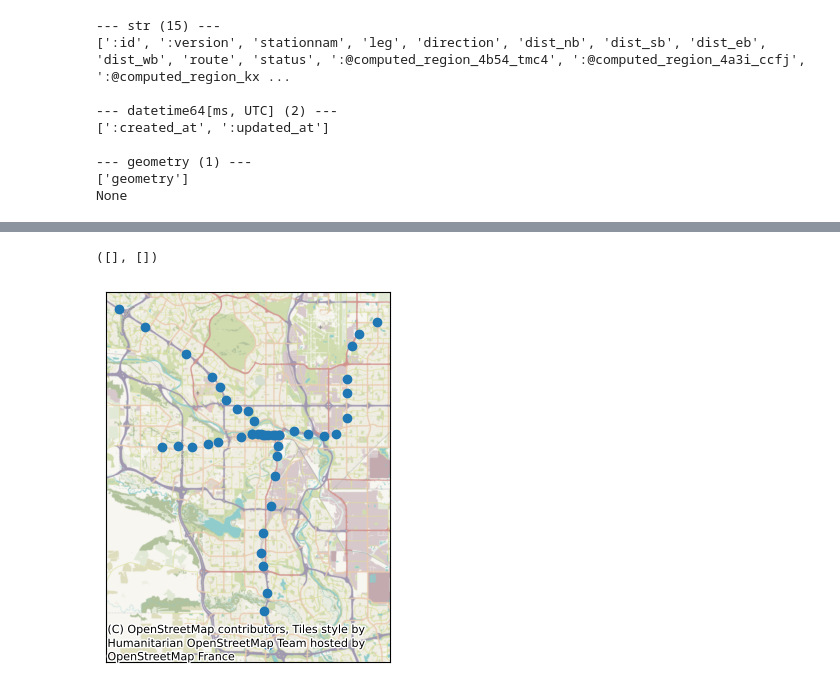
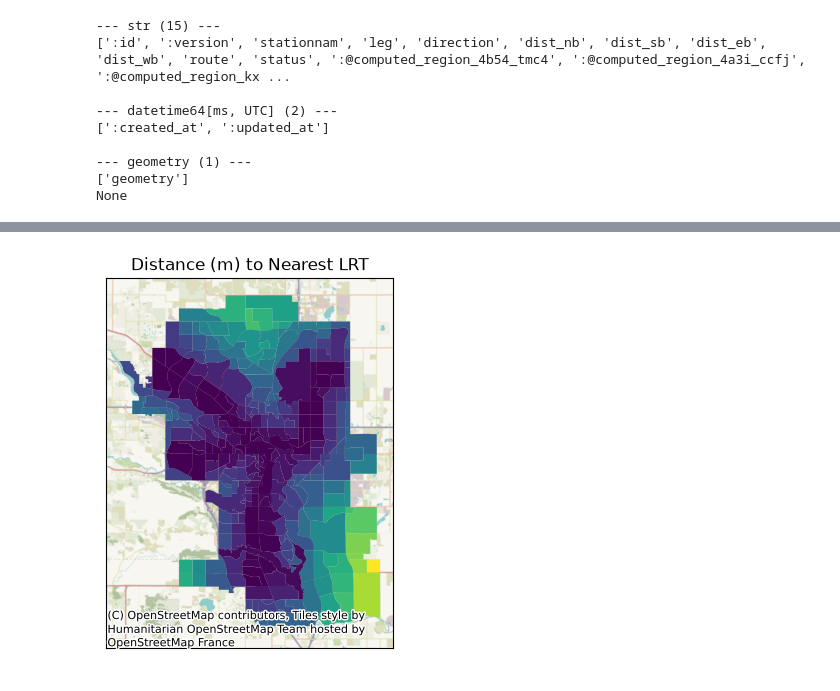
Before and after one commit to davorcuricGit/YYC_bus_overlap_analysis, a Jupyter notebook: analysis.ipynb, the cells around one changed output, grey strips where cells are left out. Cells and saved outputs as stored; diff of their text form; code cells hidden in the pictures.

Commit message:
notebook cleanup, no new analysis.

```diff
--- a/analysis.ipynb
+++ b/analysis.ipynb
@@ -194,0 +171,17 @@ plt.tight_layout()
+# %%
+#LOAD, CHECK, AND CLEAN CENSUS DATA
+
+#load census data
+census_gdf = gpd.read_file(CENSUS_GJSON)
+
+get_grouped_dtypes(census_gdf)
+
+#counts appear to be stored as strings, we should convert any column with '_cnt' to numeric
+for col in census_gdf.columns:
+    if col.endswith('_cnt'):
+        census_gdf[col] = pd.to_numeric(census_gdf[col], errors='coerce')
+
+
+#local projection, only for the columns we need for analysis
+cols_to_keep = ['res_cnt', 'cat_cnt', 'dog_cnt', 'geometry', 'name']
+census_proj = census_gdf[cols_to_keep].to_crs(epsg=EPSG)
@@ -195,11 +269,10 @@ plt.tight_layout()
 # %%
-#load and clean LRT stations
+#LOAD, CHECK, AND CLEAN LRT DATA
 
-LRT_FILE = './data/Transit_LRT_Stations_20261124.geojson'
+lrt_gpd = gpd.read_file(LRT_GJSON)
+print(get_grouped_dtypes(lrt_gpd))
 
-lrt_gpd = gpd.read_file(LRT_FILE)
-
-print(get_grouped_dtypes(lrt_gpd))
+lrt_proj = lrt_gpd.to_crs(epsg = EPSG)
 # %% [output]
 --- str (15) ---
 [':id', ':version', 'stationnam', 'leg', 'direction', 'dist_nb', 'dist_sb', 'dist_eb', 'dist_wb', 'route', 'status', ':@computed_region_4b54_tmc4', ':@computed_region_4a3i_ccfj', ':@computed_region_kx ...
@@ -233,11 +286,19 @@ lrt_gpd
-# %%
-lrt_proj = lrt_gpd.to_crs(epsg = EPSG)
-
-lrt_proj.plot(tiles = True)
-plt.xlabel('')
-plt.ylabel('')
-plt.xticks([])
-plt.yticks([])
-# %% [output]
-([], [])
-[figure, removed]
+# %%
+# Find community centroid
+census_proj['centroid'] = census_proj.centroid
+
+# Get the LRT station closest to the community centroid, and calculate the distance
+nearest_proj = gpd.sjoin_nearest(census_proj,
+                                 lrt_proj[['stationnam', 'geometry']],
+                                 how = 'left',
+                                 distance_col="distance_meters")
+
+nearest_proj.plot('distance_meters', tiles = True)
+plt.xlabel('')
+plt.ylabel('')
+plt.xticks([])
+plt.yticks([])
+plt.title('Distance (m) to Nearest LRT')
+plt.show()
+# %% [output]
+[figure, added]
```
Also changed, not shown: parts of 20 cells of this notebook.
